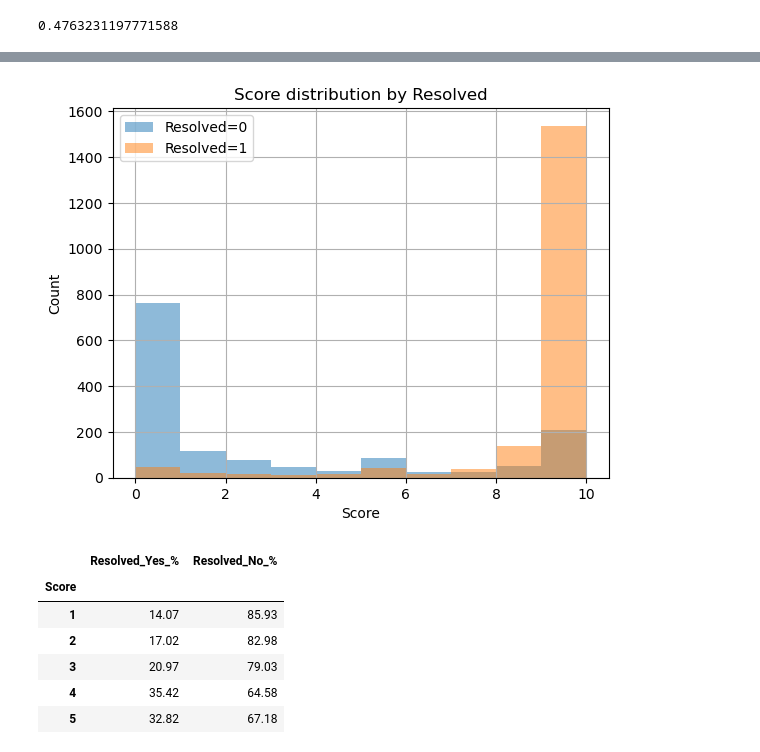
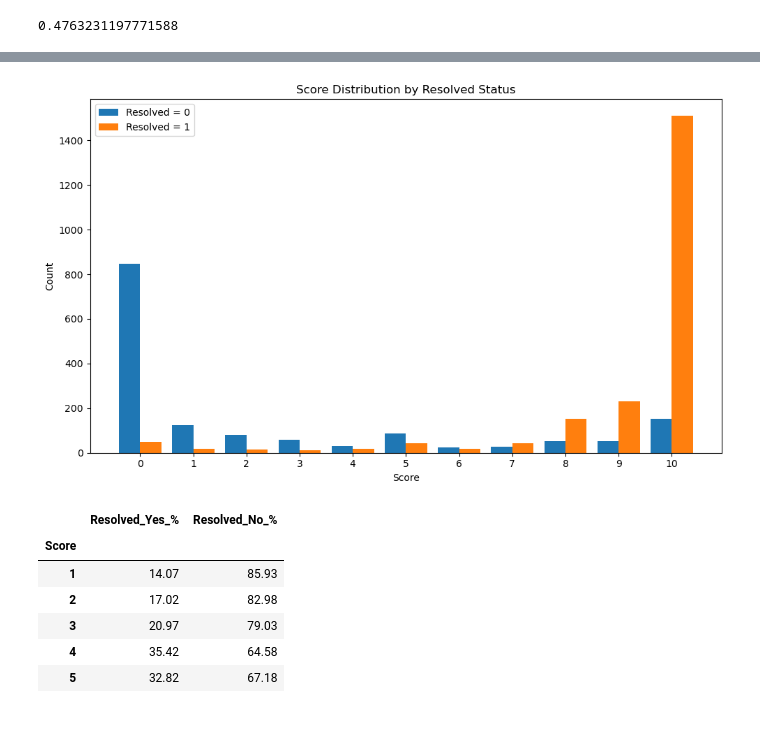
Before and after one commit to matin-zarei/CSAT-Project, a Jupyter notebook: Main.ipynb, the cells around one changed output, grey strips where cells are left out. Cells and saved outputs as stored; diff of their text form; code cells hidden in the pictures; blank space fills up the shorter version.

```diff
--- a/Main.ipynb
+++ b/Main.ipynb
@@ -112,14 +130,28 @@ sentiment_df
 # %%
-for r in [0, 1]:
-    subset = df[df['Resolved'] == r]['Score']
-    subset.hist(alpha=0.5, bins=[0, 1, 2, 3, 4, 5, 6, 7, 8, 9, 10])
+
+bins = list(range(0, 11))
+
+# Count score frequencies for each Resolved group
+counts_0 = df[df['Resolved'] == 0]['Score'].value_counts().reindex(bins, fill_value=0)
+counts_1 = df[df['Resolved'] == 1]['Score'].value_counts().reindex(bins, fill_value=0)
+
+# Bar positions
+x = range(len(bins))
+width = 0.4
+
+plt.figure(figsize=(10,6))
+plt.bar([i - width/2 for i in x], counts_0, width=width, label='Resolved = 0')
+plt.bar([i + width/2 for i in x], counts_1, width=width, label='Resolved = 1')
+
+plt.xticks(x, bins)
 plt.xlabel('Score')
 plt.ylabel('Count')
-plt.title('Score distribution by Resolved')
-plt.legend(['Resolved=0', 'Resolved=1'])
+plt.title('Score Distribution by Resolved Status')
+plt.legend()
+plt.tight_layout()
 plt.show()
 # %% [output]
-[figure, old version]
+[figure, new version]
 # %%
 score_df = []
 
```
Also changed, not shown: parts of 6 cells of this notebook, 3 other files.
